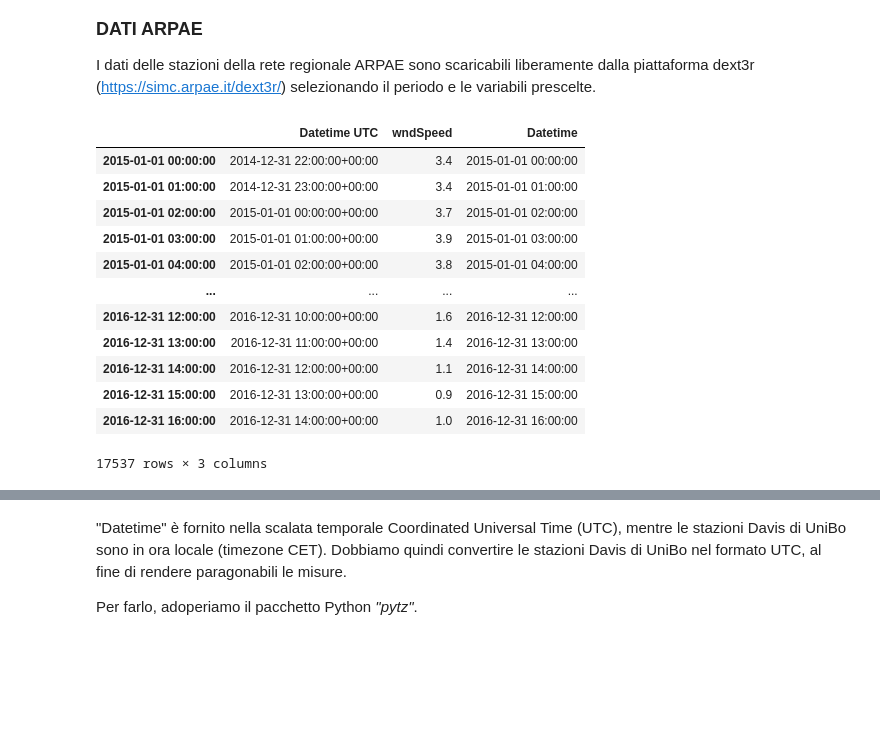
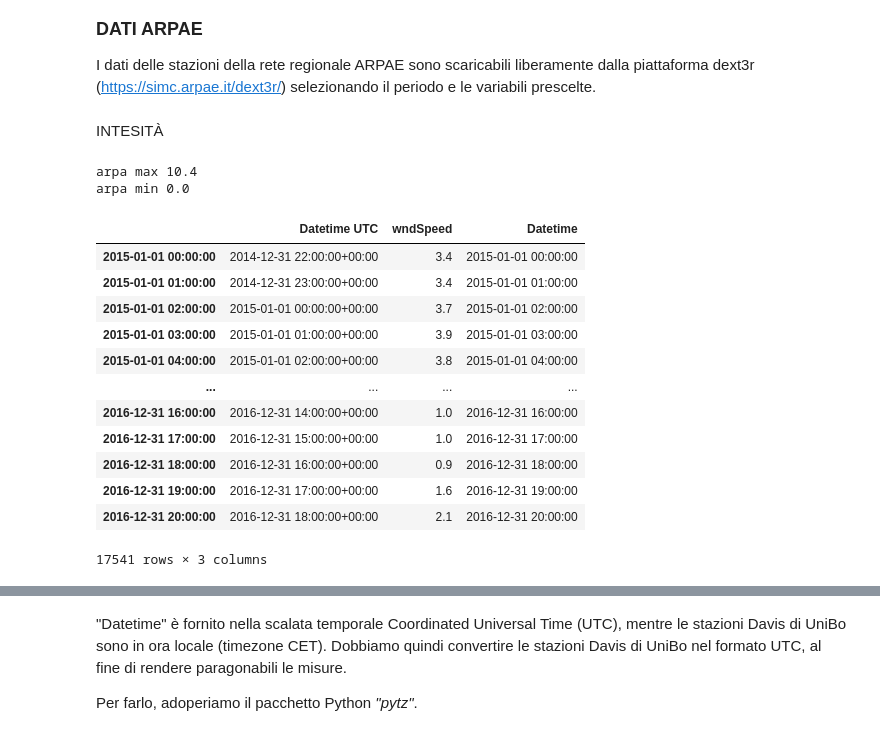
Before and after one commit to FedeJack06/Laboratorio-di-Fisica-dell-Atmosfera, a Jupyter notebook: 1esp/Notebook_Stazioni_Davis.ipynb, the cells around one changed output, grey strips where cells are left out. Drawn from its saved outputs; the diff is of its cells as text; code cells hidden in the pictures; blank space fills up the shorter version.

```diff
--- a/1esp/Notebook_Stazioni_Davis.ipynb
+++ b/1esp/Notebook_Stazioni_Davis.ipynb
@@ -1300,45 +1345,51 @@ plt.show()
 <span style="font-size: large;">**DATI ARPAE**
 
 I dati delle stazioni della rete regionale ARPAE sono scaricabili liberamente dalla piattaforma dext3r (https://simc.arpae.it/dext3r/) selezionando il periodo e le variabili prescelte.
+# %% [markdown]
+INTESITÀ
 # %%
 percorso = "./DATI_ARPAE/"
-
 file = '2015-2016-speed1h.csv'
 
 # Eliminiamo le prime 4 righe che sono dati testuali e gli ultimi valori dell'anno precedente
 df = pd.read_csv(percorso+file, encoding='ISO-8859-1',names=['Datetime UTC','Fine validità (UTC)','wndSpeed'],
                     skiprows=4,on_bad_lines='skip')
 # Eliminiamo inoltre le ultime righe che hanno solo dati testuali
-df = df[:-14]
+df = df[:-7]
 # Eliminiamo la colonna "Fine validità (UTC)" in quanto disponiamo dell'informazione sulla data già dalla prima colonna.
 # La seconda colonna ci sta solo ad indicare che le misure sono misure di vento orarie (come già noto dal sito web ARPAE).
 df.drop(df.columns[1],axis=1, inplace=True)
 
 # Trasformiamo la colonna tempo in formato Data Anno-Mese-Giorno ora:minuto (come fatto in precedenza)
 df['Datetime UTC'] = pd.to_datetime(df['Datetime UTC'])
-df['wndSpeed'] = df.wndSpeed.astype(float)
-
-globals()['df_ARPAE'] = df
+df['wndSpeed'] = df.wndSpeed.astype(float) #tofloat
 
 #converti to local time
 local_timezone = pytz.timezone('Etc/GMT-2')
 df['Datetime'] = df['Datetime UTC'].dt.tz_convert(local_timezone)
 df['Datetime'] = df['Datetime'].dt.tz_localize(None)
-globals()['df_ARPAE'].set_index(df['Datetime'], inplace=True)
-globals()['df_ARPAE'].index.name = None
+df.set_index(df['Datetime'], inplace=True)
+df.index.name = None
+
+df_ARPAE_speed = df
+
+print("arpa max " + str(df_ARPAE_speed["wndSpeed"].max()) )
+print("arpa min " + str(df_ARPAE_speed["wndSpeed"].min()) )
+
+df
+# %% [output]
+arpa max 10.4
+arpa min 0.0
+|  | Datetime UTC | wndSpeed | Datetime |
+| 2015-01-01 00:00:00 | 2014-12-31 22:00:00+00:00 | 3.4 | 2015-01-01 00:00:00 |
+| 2015-01-01 01:00:00 | 2014-12-31 23:00:00+00:00 | 3.4 | 2015-01-01 01:00:00 |
+| 2015-01-01 02:00:00 | 2015-01-01 00:00:00+00:00 | 3.7 | 2015-01-01 02:00:00 |
+| 2015-01-01 03:00:00 | 2015-01-01 01:00:00+00:00 | 3.9 | 2015-01-01 03:00:00 |
+| 2015-01-01 04:00:00 | 2015-01-01 02:00:00+00:00 | 3.8 | 2015-01-01 04:00:00 |
+| ... | ... | ... | ... |
+| 2016-12-31 16:00:00 | 2016-12-31 14:00:00+00:00 | 1.0 | 2016-12-31 16:00:00 |
+| 2016-12-31 17:00:00 | 2016-12-31 15:00:00+00:00 | 1.0 | 2016-12-31 17:00:00 |
+| 2016-12-31 18:00:00 | 2016-12-31 16:00:00+00:00 | 0.9 | 2016-12-31 18:00:00 |
+| 2016-12-31 19:00:00 | 2016-12-31 17:00:00+00:00 | 1.6 | 2016-12-31 19:00:00 |
+| 2016-12-31 20:00:00 | 2016-12-31 18:00:00+00:00 | 2.1 | 2016-12-31 20:00:00 |
+17541 rows × 3 columns
-# %%
-df_ARPAE
-# %% [output]
-|  | Datetime UTC | wndSpeed | Datetime |
-| 2015-01-01 00:00:00 | 2014-12-31 22:00:00+00:00 | 3.4 | 2015-01-01 00:00:00 |
-| 2015-01-01 01:00:00 | 2014-12-31 23:00:00+00:00 | 3.4 | 2015-01-01 01:00:00 |
-| 2015-01-01 02:00:00 | 2015-01-01 00:00:00+00:00 | 3.7 | 2015-01-01 02:00:00 |
-| 2015-01-01 03:00:00 | 2015-01-01 01:00:00+00:00 | 3.9 | 2015-01-01 03:00:00 |
-| 2015-01-01 04:00:00 | 2015-01-01 02:00:00+00:00 | 3.8 | 2015-01-01 04:00:00 |
-| ... | ... | ... | ... |
-| 2016-12-31 12:00:00 | 2016-12-31 10:00:00+00:00 | 1.6 | 2016-12-31 12:00:00 |
-| 2016-12-31 13:00:00 | 2016-12-31 11:00:00+00:00 | 1.4 | 2016-12-31 13:00:00 |
-| 2016-12-31 14:00:00 | 2016-12-31 12:00:00+00:00 | 1.1 | 2016-12-31 14:00:00 |
-| 2016-12-31 15:00:00 | 2016-12-31 13:00:00+00:00 | 0.9 | 2016-12-31 15:00:00 |
-| 2016-12-31 16:00:00 | 2016-12-31 14:00:00+00:00 | 1.0 | 2016-12-31 16:00:00 |
-17537 rows × 3 columns
```
Also changed, not shown: parts of 10 cells of this notebook, 3 other files.
